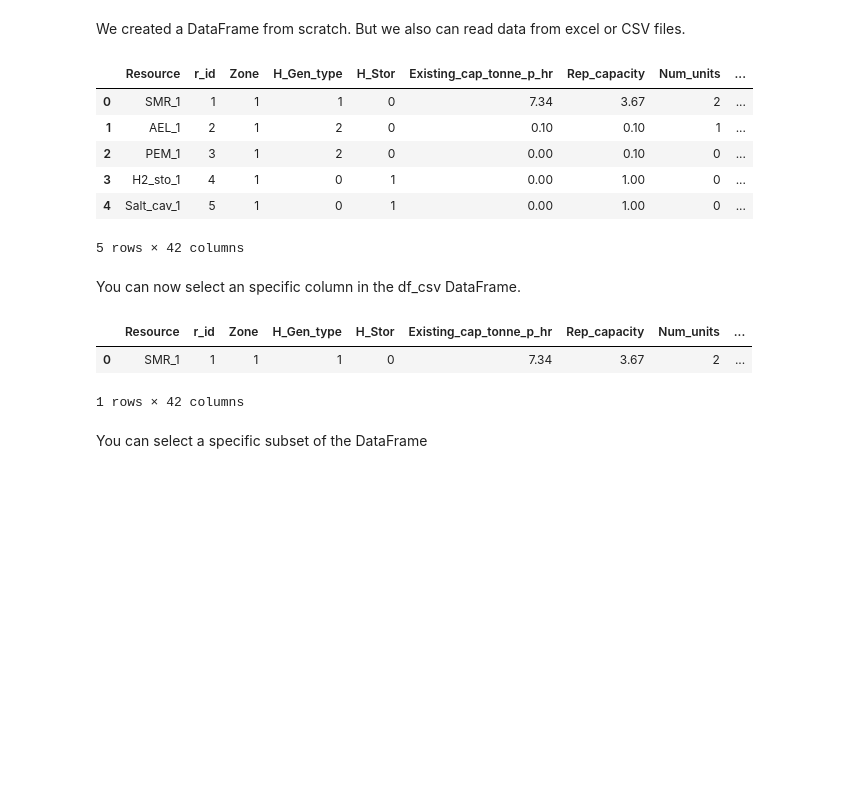
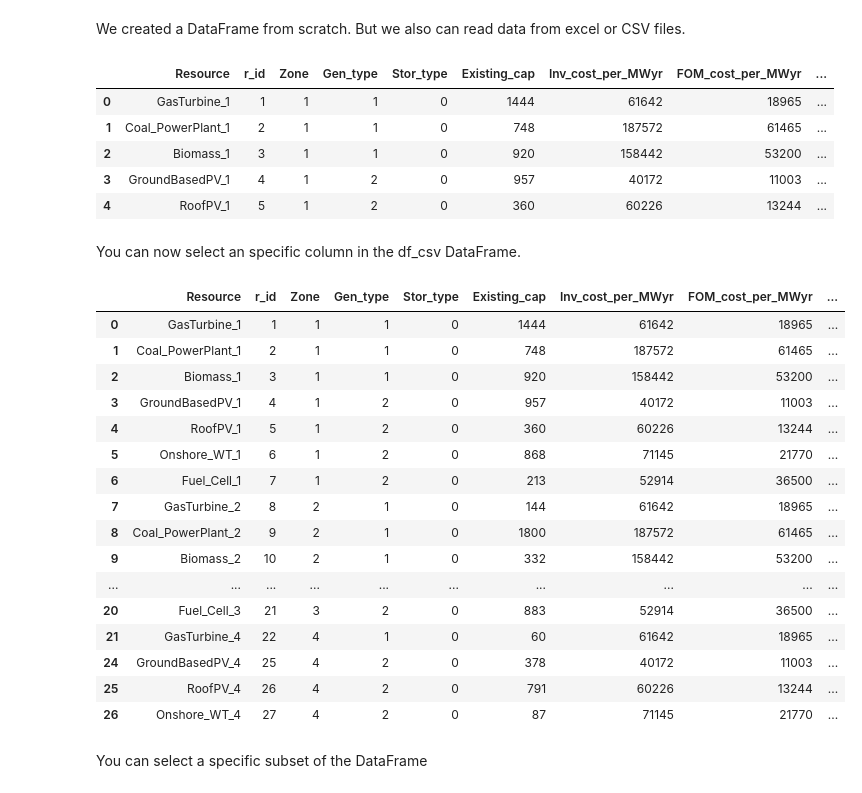
Before and after one commit to rezfa/Supply_Chain_Analytics_2026, a Jupyter notebook: 0_Getting_Started.ipynb, the cells around one changed output. Cells and saved outputs as stored; diff of their text form; code cells hidden in the pictures; blank space fills up the shorter version.

```diff
--- a/0_Getting_Started.ipynb
+++ b/0_Getting_Started.ipynb
@@ -66,29 +145,42 @@ We created a DataFrame from scratch. But we also can read data from excel or CSV
 df.to_csv("Input_Data/energy_data.csv", index=False)
 
 # Read it back
-df_csv = pd.read_csv("/workspaces/Supply_Chain_Analytics_2026/Input_Data/HSC_Gen_Data.csv")
+df_csv = pd.read_csv("Input_Data/Powe_Gen_Data.csv")
 df_csv.head()
 #df_csv.info()
 # %% [output]
-|  | Resource | r_id | Zone | H_Gen_type | H_Stor | Existing_cap_tonne_p_hr | Rep_capacity | Num_units | ... |
-| 0 | SMR_1 | 1 | 1 | 1 | 0 | 7.34 | 3.67 | 2 | ... |
-| 1 | AEL_1 | 2 | 1 | 2 | 0 | 0.10 | 0.10 | 1 | ... |
-| 2 | PEM_1 | 3 | 1 | 2 | 0 | 0.00 | 0.10 | 0 | ... |
-| 3 | H2_sto_1 | 4 | 1 | 0 | 1 | 0.00 | 1.00 | 0 | ... |
-| 4 | Salt_cav_1 | 5 | 1 | 0 | 1 | 0.00 | 1.00 | 0 | ... |
+|  | Resource | r_id | Zone | Gen_type | Stor_type | Existing_cap | Inv_cost_per_MWyr | FOM_cost_per_MWyr | ... |
+| 0 | GasTurbine_1 | 1 | 1 | 1 | 0 | 1444 | 61642 | 18965 | ... |
+| 1 | Coal_PowerPlant_1 | 2 | 1 | 1 | 0 | 748 | 187572 | 61465 | ... |
+| 2 | Biomass_1 | 3 | 1 | 1 | 0 | 920 | 158442 | 53200 | ... |
+| 3 | GroundBasedPV_1 | 4 | 1 | 2 | 0 | 957 | 40172 | 11003 | ... |
+| 4 | RoofPV_1 | 5 | 1 | 2 | 0 | 360 | 60226 | 13244 | ... |
-5 rows × 42 columns
 # %% [markdown]
 You can now select an specific column in the df_csv DataFrame.
 # %%
 df_csv["Resource"] # selecting a specific column
-df_csv[["Resource", "Existing_cap_tonne_p_hr"]] # selecting multiple columns
+df_csv[["Resource", "Existing_cap"]] # selecting multiple columns
 
 df_csv[df_csv["Fuel"] == "ng"]  # filtering rows
-df_csv[df_csv["Existing_cap_tonne_p_hr"] > 1]  # filtering rows with condition
+df_csv[df_csv["Existing_cap"] > 1]  # filtering rows with condition
 # %% [output]
-|  | Resource | r_id | Zone | H_Gen_type | H_Stor | Existing_cap_tonne_p_hr | Rep_capacity | Num_units | ... |
-| 0 | SMR_1 | 1 | 1 | 1 | 0 | 7.34 | 3.67 | 2 | ... |
+|  | Resource | r_id | Zone | Gen_type | Stor_type | Existing_cap | Inv_cost_per_MWyr | FOM_cost_per_MWyr | ... |
+| 0 | GasTurbine_1 | 1 | 1 | 1 | 0 | 1444 | 61642 | 18965 | ... |
+| 1 | Coal_PowerPlant_1 | 2 | 1 | 1 | 0 | 748 | 187572 | 61465 | ... |
+| 2 | Biomass_1 | 3 | 1 | 1 | 0 | 920 | 158442 | 53200 | ... |
+| 3 | GroundBasedPV_1 | 4 | 1 | 2 | 0 | 957 | 40172 | 11003 | ... |
+| 4 | RoofPV_1 | 5 | 1 | 2 | 0 | 360 | 60226 | 13244 | ... |
+| 5 | Onshore_WT_1 | 6 | 1 | 2 | 0 | 868 | 71145 | 21770 | ... |
+| 6 | Fuel_Cell_1 | 7 | 1 | 2 | 0 | 213 | 52914 | 36500 | ... |
+| 7 | GasTurbine_2 | 8 | 2 | 1 | 0 | 144 | 61642 | 18965 | ... |
+| 8 | Coal_PowerPlant_2 | 9 | 2 | 1 | 0 | 1800 | 187572 | 61465 | ... |
+| 9 | Biomass_2 | 10 | 2 | 1 | 0 | 332 | 158442 | 53200 | ... |
+| ... | ... | ... | ... | ... | ... | ... | ... | ... | ... |
+| 20 | Fuel_Cell_3 | 21 | 3 | 2 | 0 | 883 | 52914 | 36500 | ... |
+| 21 | GasTurbine_4 | 22 | 4 | 1 | 0 | 60 | 61642 | 18965 | ... |
+| 24 | GroundBasedPV_4 | 25 | 4 | 2 | 0 | 378 | 40172 | 11003 | ... |
+| 25 | RoofPV_4 | 26 | 4 | 2 | 0 | 791 | 60226 | 13244 | ... |
+| 26 | Onshore_WT_4 | 27 | 4 | 2 | 0 | 87 | 71145 | 21770 | ... |
-1 rows × 42 columns
 # %% [markdown]
 You can select a specific subset of the DataFrame
 # %%
```
Also changed, not shown: parts of 21 cells of this notebook, 5 other files.
